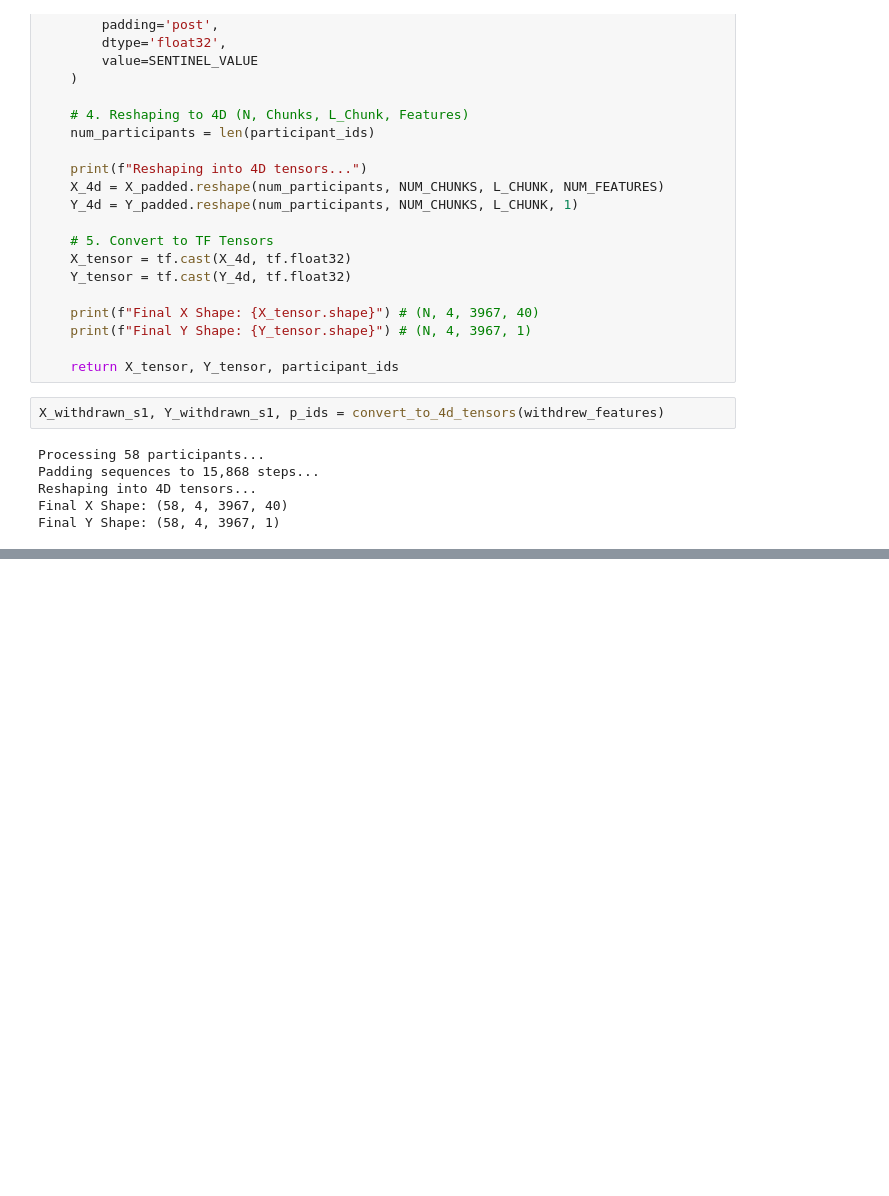
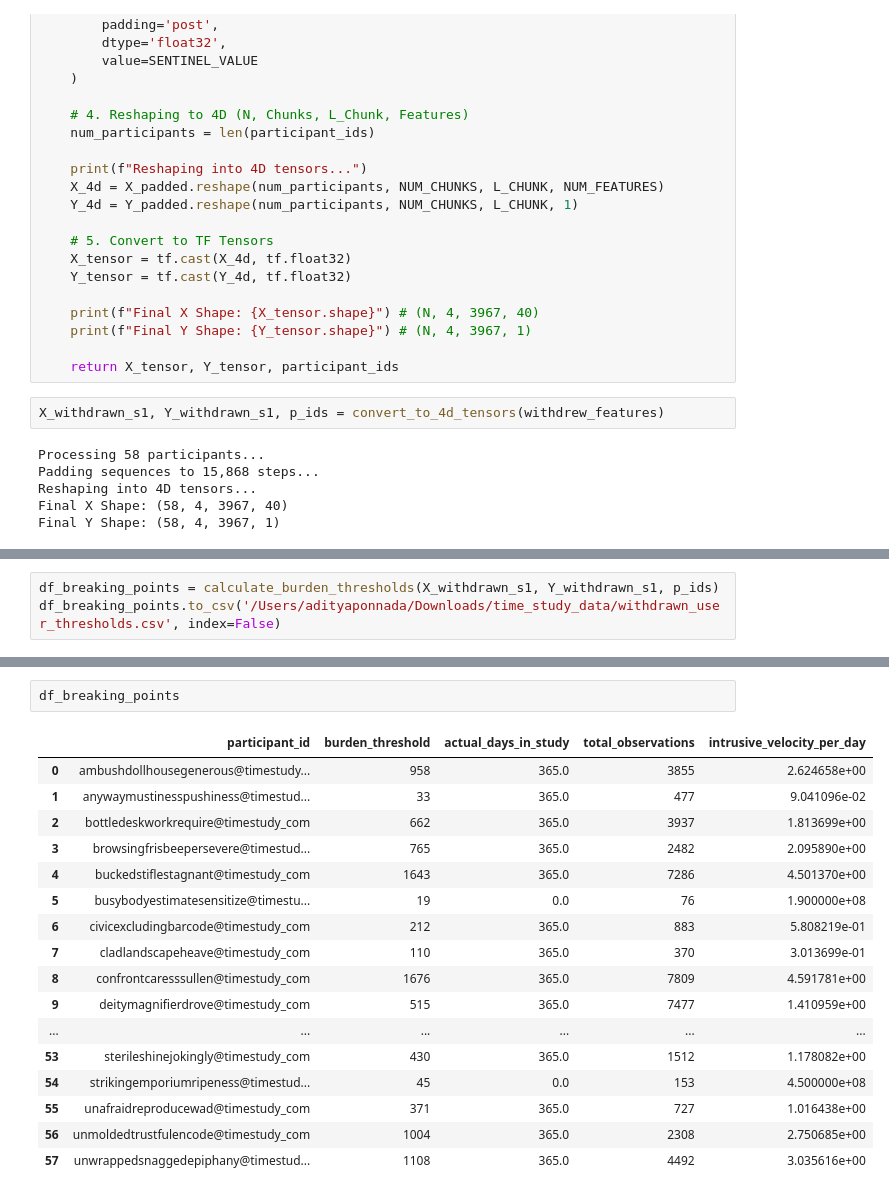
Before and after one commit to adityaponnada/real_time_prompting, a Jupyter notebook: withdrew_general_eval.ipynb, the cells around one changed output, grey strips where cells are left out. Cells and saved outputs as stored; diff of their text form; blank space fills up the shorter version.

Commit message:
Get burden threshold for each user in withdrawn group

```diff
--- a/withdrew_general_eval.ipynb
+++ b/withdrew_general_eval.ipynb
@@ -448,0 +523,3 @@ Final Y Shape: (58, 4, 3967, 1)
+# %%
+df_breaking_points = calculate_burden_thresholds(X_withdrawn_s1, Y_withdrawn_s1, p_ids)
+df_breaking_points.to_csv('/Users/adityaponnada/Downloads/time_study_data/withdrawn_user_thresholds.csv', index=False)
@@ -448,0 +536,20 @@ Final Y Shape: (58, 4, 3967, 1)
+# %%
+df_breaking_points
+# %% [output]
+|  | participant_id | burden_threshold | actual_days_in_study | total_observations | intrusive_velocity_per_day |
+| 0 | ambushdollhousegenerous@timestudy... | 958 | 365.0 | 3855 | 2.624658e+00 |
+| 1 | anywaymustinesspushiness@timestud... | 33 | 365.0 | 477 | 9.041096e-02 |
+| 2 | bottledeskworkrequire@timestudy_com | 662 | 365.0 | 3937 | 1.813699e+00 |
+| 3 | browsingfrisbeepersevere@timestud... | 765 | 365.0 | 2482 | 2.095890e+00 |
+| 4 | buckedstiflestagnant@timestudy_com | 1643 | 365.0 | 7286 | 4.501370e+00 |
+| 5 | busybodyestimatesensitize@timestu... | 19 | 0.0 | 76 | 1.900000e+08 |
+| 6 | civicexcludingbarcode@timestudy_com | 212 | 365.0 | 883 | 5.808219e-01 |
+| 7 | cladlandscapeheave@timestudy_com | 110 | 365.0 | 370 | 3.013699e-01 |
+| 8 | confrontcaresssullen@timestudy_com | 1676 | 365.0 | 7809 | 4.591781e+00 |
+| 9 | deitymagnifierdrove@timestudy_com | 515 | 365.0 | 7477 | 1.410959e+00 |
+| ... | ... | ... | ... | ... | ... |
+| 53 | sterileshinejokingly@timestudy_com | 430 | 365.0 | 1512 | 1.178082e+00 |
+| 54 | strikingemporiumripeness@timestud... | 45 | 0.0 | 153 | 4.500000e+08 |
+| 55 | unafraidreproducewad@timestudy_com | 371 | 365.0 | 727 | 1.016438e+00 |
+| 56 | unmoldedtrustfulencode@timestudy_com | 1004 | 365.0 | 2308 | 2.750685e+00 |
+| 57 | unwrappedsnaggedepiphany@timestud... | 1108 | 365.0 | 4492 | 3.035616e+00 |
```
Also changed, not shown: parts of 2 cells of this notebook.
